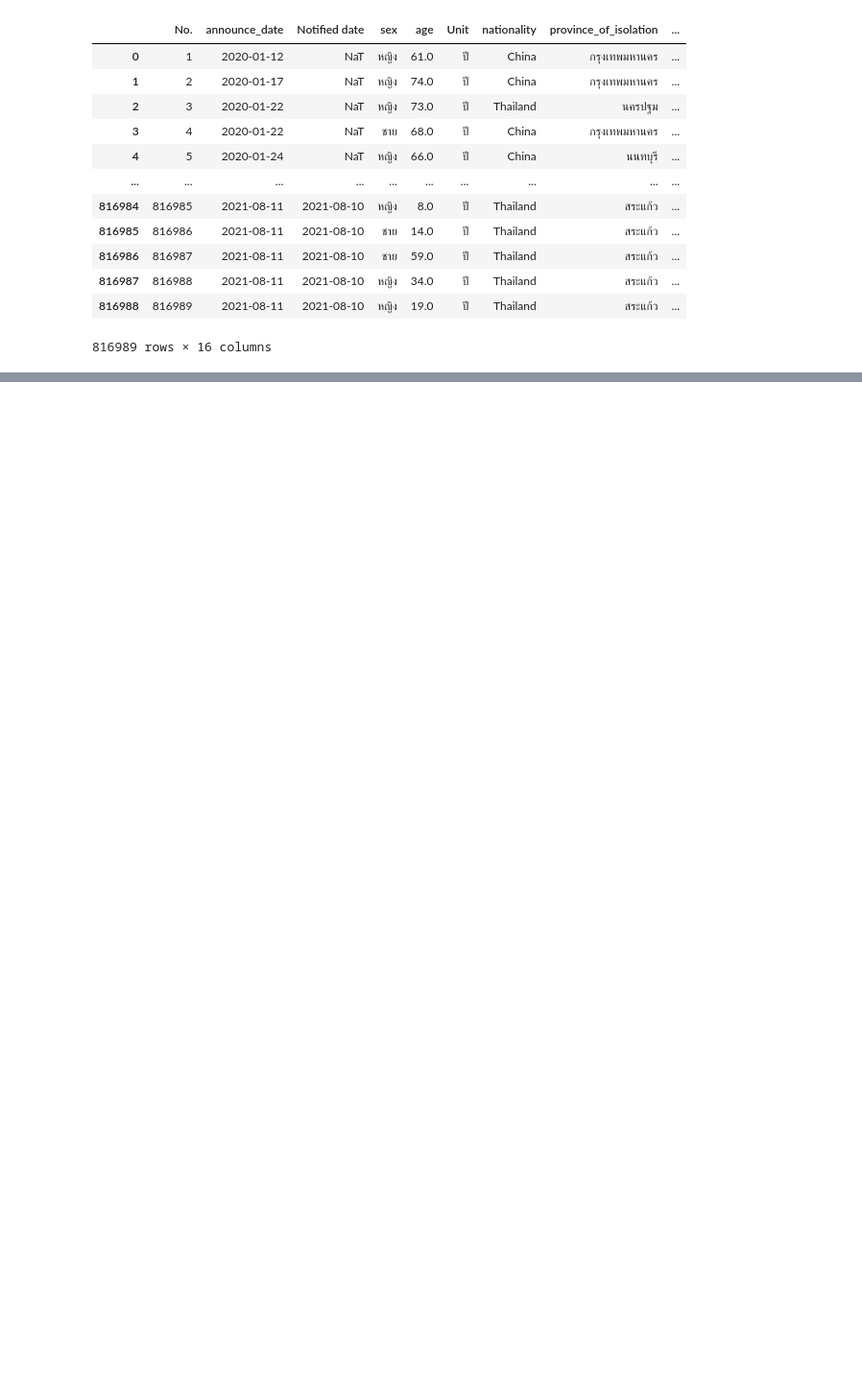
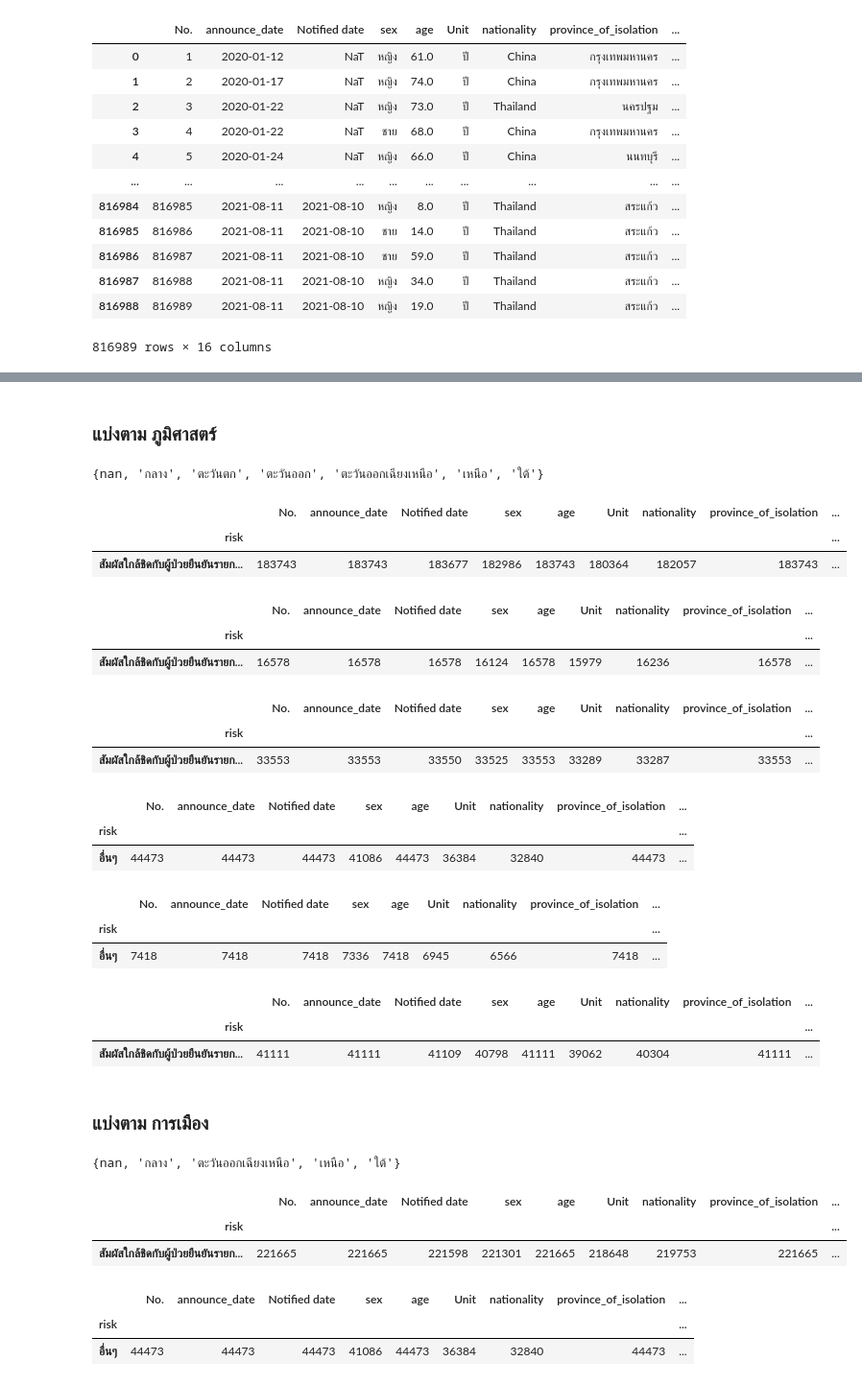
Before and after one commit to Khamsaen2489/data_viz_2022, a Jupyter notebook: BasicPython&DataViz_midterm2022.ipynb, the cells around one changed output, grey strips where cells are left out. Shown at 96% size. Drawn from its saved outputs; the diff is of its cells as text; code cells hidden in the pictures; blank space fills up the shorter version.

```diff
--- a/BasicPython&DataViz_midterm2022.ipynb
+++ b/BasicPython&DataViz_midterm2022.ipynb
@@ -501,0 +706,60 @@ covid_region
+# %% [markdown]
+### แบ่งตาม ภูมิศาสตร์
+# %%
+set(covid_region['ภูมิศาสตร์'])
+# %% [output]
+{nan, 'กลาง', 'ตะวันตก', 'ตะวันออก', 'ตะวันออกเฉียงเหนือ', 'เหนือ', 'ใต้'}
+# %%
+covid_region[covid_region['ภูมิศาสตร์']=='กลาง'].groupby('risk').count().sort_values('No.',ascending=False).iloc[:1,:]
+# %% [output]
+|  | No. | announce_date | Notified date | sex | age | Unit | nationality | province_of_isolation | ... |
+| risk |  |  |  |  |  |  |  |  | ... |
+| สัมผัสใกล้ชิดกับผู้ป่วยยืนยันรายก... | 183743 | 183743 | 183677 | 182986 | 183743 | 180364 | 182057 | 183743 | ... |
+# %%
+covid_region[covid_region['ภูมิศาสตร์']=='ตะวันตก'].groupby('risk').count().sort_values('No.',ascending=False).iloc[:1,:]
+# %% [output]
+|  | No. | announce_date | Notified date | sex | age | Unit | nationality | province_of_isolation | ... |
+| risk |  |  |  |  |  |  |  |  | ... |
+| สัมผัสใกล้ชิดกับผู้ป่วยยืนยันรายก... | 16578 | 16578 | 16578 | 16124 | 16578 | 15979 | 16236 | 16578 | ... |
+# %%
+covid_region[covid_region['ภูมิศาสตร์']=='ตะวันออก'].groupby('risk').count().sort_values('No.',ascending=False).iloc[:1,:]
+# %% [output]
+|  | No. | announce_date | Notified date | sex | age | Unit | nationality | province_of_isolation | ... |
+| risk |  |  |  |  |  |  |  |  | ... |
+| สัมผัสใกล้ชิดกับผู้ป่วยยืนยันรายก... | 33553 | 33553 | 33550 | 33525 | 33553 | 33289 | 33287 | 33553 | ... |
+# %%
+covid_region[covid_region['ภูมิศาสตร์']=='ตะวันออกเฉียงเหนือ'].groupby('risk').count().sort_values('No.',ascending=False).iloc[:1,:]
+# %% [output]
+|  | No. | announce_date | Notified date | sex | age | Unit | nationality | province_of_isolation | ... |
+| risk |  |  |  |  |  |  |  |  | ... |
+| อื่นๆ | 44473 | 44473 | 44473 | 41086 | 44473 | 36384 | 32840 | 44473 | ... |
+# %%
+covid_region[covid_region['ภูมิศาสตร์']=='เหนือ'].groupby('risk').count().sort_values('No.',ascending=False).iloc[:1,:]
+# %% [output]
+|  | No. | announce_date | Notified date | sex | age | Unit | nationality | province_of_isolation | ... |
+| risk |  |  |  |  |  |  |  |  | ... |
+| อื่นๆ | 7418 | 7418 | 7418 | 7336 | 7418 | 6945 | 6566 | 7418 | ... |
+# %%
+covid_region[covid_region['ภูมิศาสตร์']=='ใต้'].groupby('risk').count().sort_values('No.',ascending=False).iloc[:1,:]
+# %% [output]
+|  | No. | announce_date | Notified date | sex | age | Unit | nationality | province_of_isolation | ... |
+| risk |  |  |  |  |  |  |  |  | ... |
+| สัมผัสใกล้ชิดกับผู้ป่วยยืนยันรายก... | 41111 | 41111 | 41109 | 40798 | 41111 | 39062 | 40304 | 41111 | ... |
+# %% [markdown]
+### แบ่งตาม การเมือง
+# %%
+set(covid_region['การเมือง'])
+# %% [output]
+{nan, 'กลาง', 'ตะวันออกเฉียงเหนือ', 'เหนือ', 'ใต้'}
+# %%
+covid_region[covid_region['การเมือง']=='กลาง'].groupby('risk').count().sort_values('No.',ascending=False).iloc[:1,:]
+# %% [output]
+|  | No. | announce_date | Notified date | sex | age | Unit | nationality | province_of_isolation | ... |
+| risk |  |  |  |  |  |  |  |  | ... |
+| สัมผัสใกล้ชิดกับผู้ป่วยยืนยันรายก... | 221665 | 221665 | 221598 | 221301 | 221665 | 218648 | 219753 | 221665 | ... |
+# %%
+covid_region[covid_region['การเมือง']=='ตะวันออกเฉียงเหนือ'].groupby('risk').count().sort_values('No.',ascending=False).iloc[:1,:]
+# %% [output]
+|  | No. | announce_date | Notified date | sex | age | Unit | nationality | province_of_isolation | ... |
+| risk |  |  |  |  |  |  |  |  | ... |
+| อื่นๆ | 44473 | 44473 | 44473 | 41086 | 44473 | 36384 | 32840 | 44473 | ... |
```
Also changed, not shown: parts of 82 cells of this notebook.
